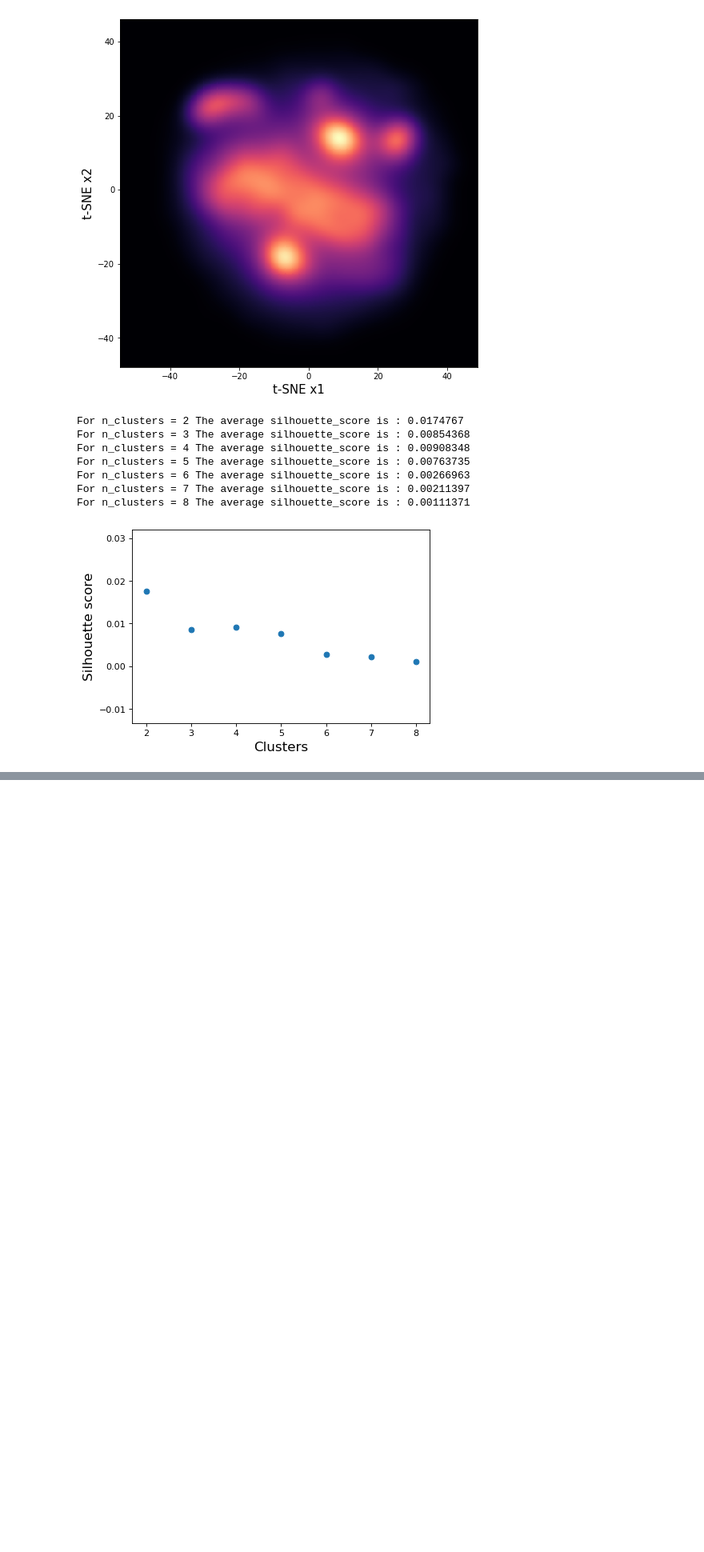
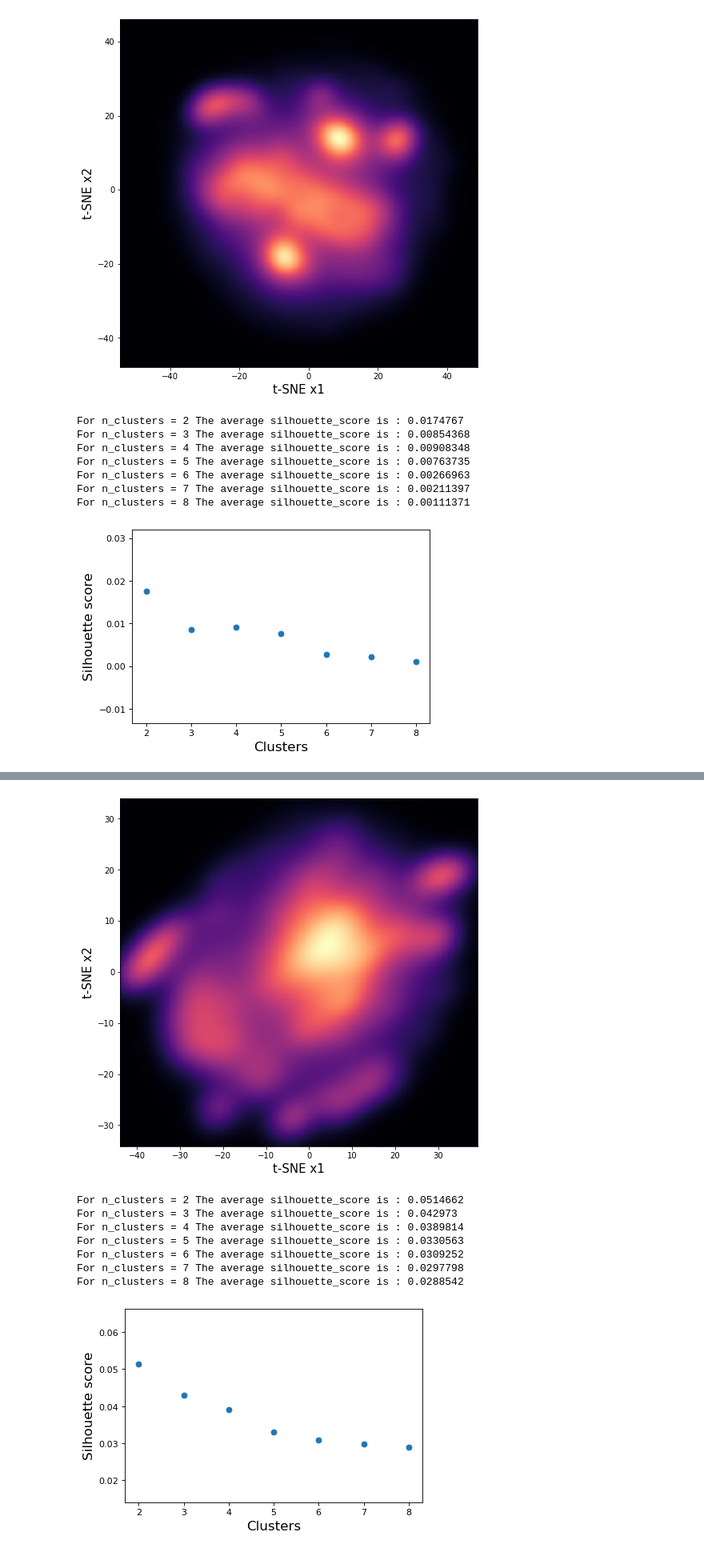
Before and after one commit to llayer/StromboliWF, a Jupyter notebook: cluster.ipynb, the cells around one changed output, grey strips where cells are left out. Shown at 80% size. Cells and saved outputs as stored; diff of their text form; code cells hidden in the pictures; blank space fills up the shorter version.

```diff
--- a/cluster.ipynb
+++ b/cluster.ipynb
@@ -368,0 +388,21 @@ For n_clusters = 8 The average silhouette_score is : 0.0117573
+# %%
+def plot_lstm(dim):
+    lstm = pd.read_hdf('data/tsne_lstm' + str(dim) + '.h5', 'frame')
+    features = lstm.drop(['time', 'tsne_x', 'tsne_y'], axis=1).values
+    plot_tsne(lstm['tsne_x'], lstm['tsne_y'])
+    scores = silhouette_cls(features, max_cls = 8)
+    return scores
+# %%
+dims = [d * 31 for d in [8, 10, 12, 15]]
+# %%
+score_lstm8 = plot_lstm(dims[0])
+# %% [output]
+[figure, added]
+For n_clusters = 2 The average silhouette_score is : 0.0514662
+For n_clusters = 3 The average silhouette_score is : 0.042973
+For n_clusters = 4 The average silhouette_score is : 0.0389814
+For n_clusters = 5 The average silhouette_score is : 0.0330563
+For n_clusters = 6 The average silhouette_score is : 0.0309252
+For n_clusters = 7 The average silhouette_score is : 0.0297798
+For n_clusters = 8 The average silhouette_score is : 0.0288542
+[figure, added]
```
Also changed, not shown: parts of 10 cells of this notebook.
